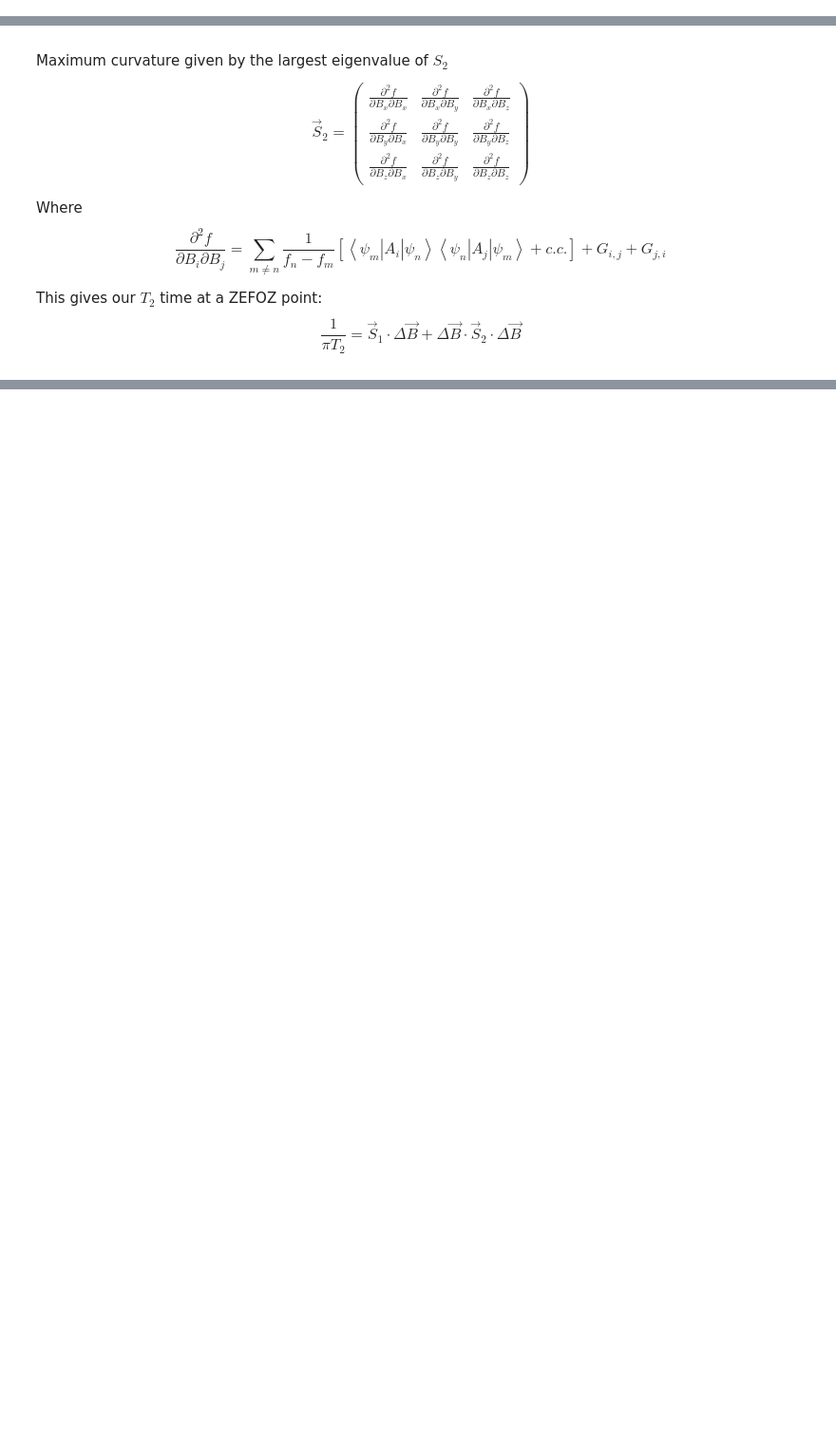
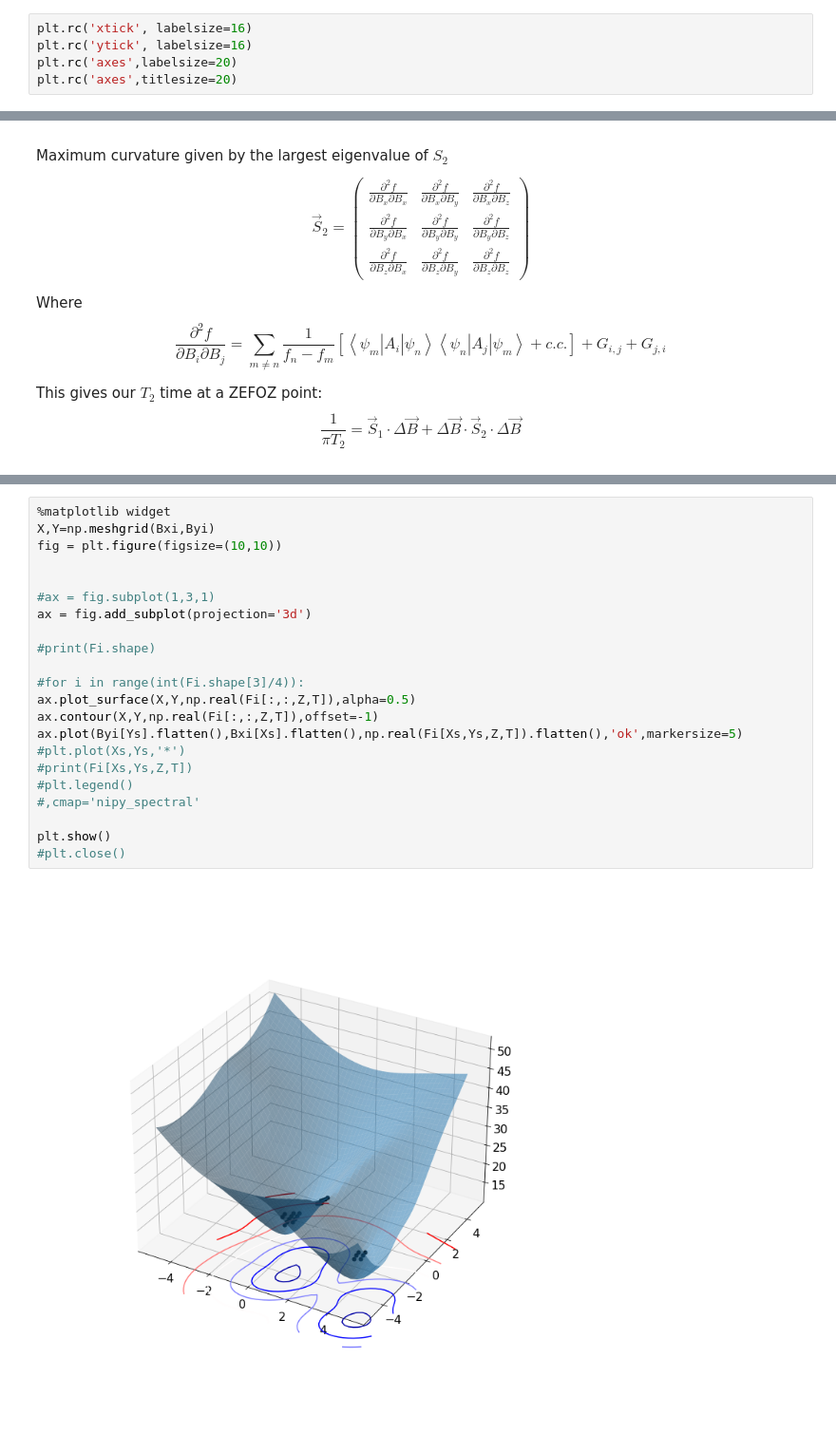
Before and after one commit to Quantum-Integration-Laboratory/qil_spin_Hamiltonian, a Jupyter notebook: Eu_YSO_ZEFOZ_solver.ipynb, the cells around one changed output, grey strips where cells are left out. Shown: that part at 95% size. Saved outputs shown, nothing was run; the diff lists cells and outputs as text; blank space fills up the shorter version.

```diff
--- a/Eu_YSO_ZEFOZ_solver.ipynb
+++ b/Eu_YSO_ZEFOZ_solver.ipynb
@@ -13,3 +15,8 @@ from copy import deepcopy
+# %%
+plt.rc('xtick', labelsize=16)
+plt.rc('ytick', labelsize=16)
+plt.rc('axes',labelsize=20)
+plt.rc('axes',titlesize=20)
 # %%
 #spin Operators of Eu:YSO:
 Espin = 0#1/2
@@ -160,0 +361,24 @@ print(Fip[-10,-10,-10,0,:])
+# %%
+%matplotlib widget
+X,Y=np.meshgrid(Bxi,Byi)
+fig = plt.figure(figsize=(10,10))
+
+
+#ax = fig.subplot(1,3,1)
+ax = fig.add_subplot(projection='3d')
+
+#print(Fi.shape)
+
+#for i in range(int(Fi.shape[3]/4)):
+ax.plot_surface(X,Y,np.real(Fi[:,:,Z,T]),alpha=0.5)
+ax.contour(X,Y,np.real(Fi[:,:,Z,T]),offset=-1)
+ax.plot(Byi[Ys].flatten(),Bxi[Xs].flatten(),np.real(Fi[Xs,Ys,Z,T]).flatten(),'ok',markersize=5)
+#plt.plot(Xs,Ys,'*')
+#print(Fi[Xs,Ys,Z,T])
+#plt.legend()
+#,cmap='nipy_spectral'
+
+plt.show()
+#plt.close()
+# %% [output]
+[figure, added]
```
Also changed, not shown: parts of 14 cells of this notebook, 13 other files.
